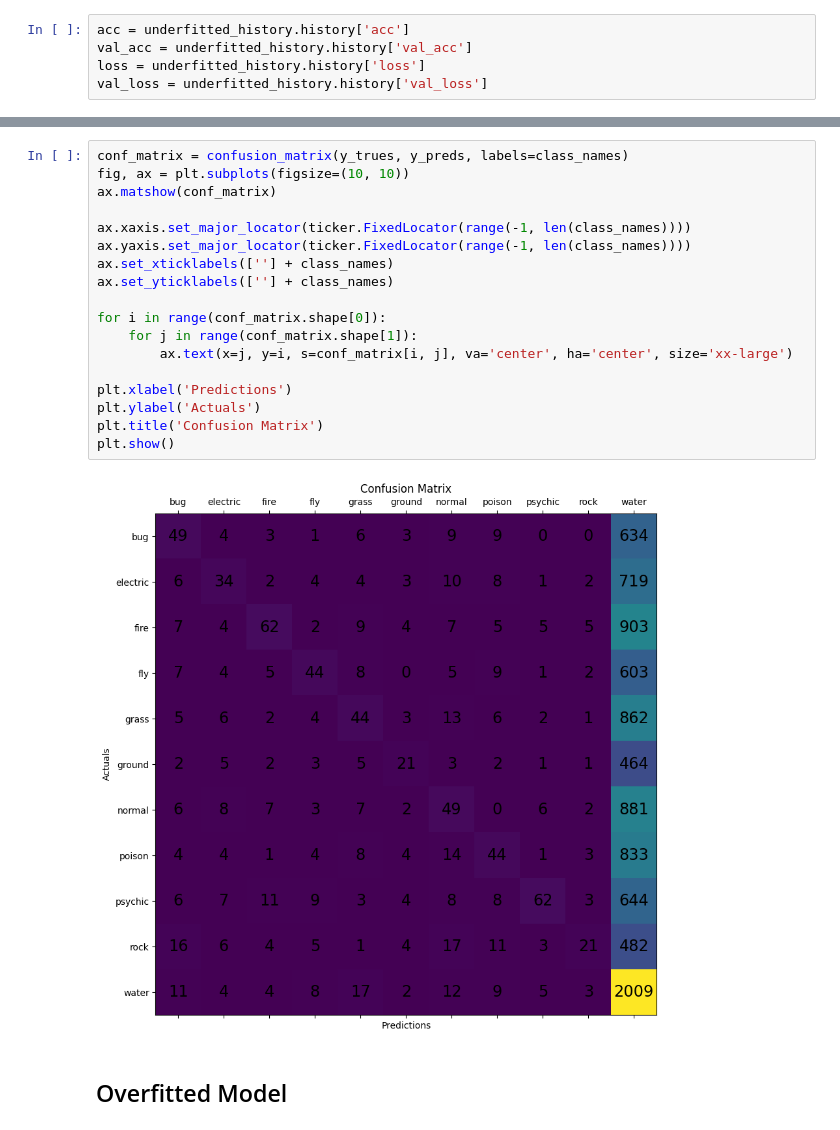
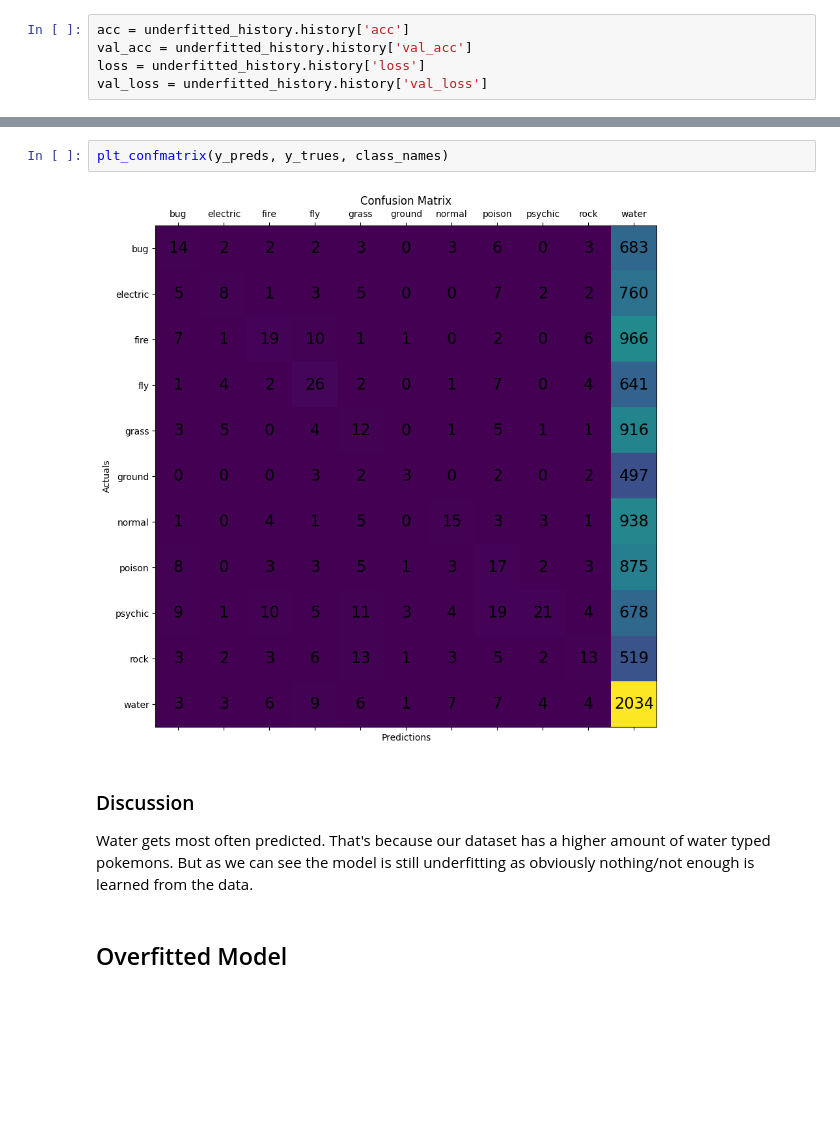
Before and after one commit to DashieTM/pokegpt, a Jupyter notebook: pokegpt.ipynb, the cells around one changed output, grey strips where cells are left out. Drawn from its saved outputs; the diff is of its cells as text; blank space fills up the shorter version.

```diff
--- a/pokegpt.ipynb
+++ b/pokegpt.ipynb
@@ -310,23 +265,10 @@ y_trues = preds[:,0]
-# %%
-conf_matrix = confusion_matrix(y_trues, y_preds, labels=class_names)
-fig, ax = plt.subplots(figsize=(10, 10))
-ax.matshow(conf_matrix)
-
-ax.xaxis.set_major_locator(ticker.FixedLocator(range(-1, len(class_names))))
-ax.yaxis.set_major_locator(ticker.FixedLocator(range(-1, len(class_names))))
-ax.set_xticklabels([''] + class_names)
-ax.set_yticklabels([''] + class_names)
-
-for i in range(conf_matrix.shape[0]):
-    for j in range(conf_matrix.shape[1]):
-        ax.text(x=j, y=i, s=conf_matrix[i, j], va='center', ha='center', size='xx-large')
-
-plt.xlabel('Predictions')
-plt.ylabel('Actuals')
-plt.title('Confusion Matrix')
-plt.show()
-# %% [output]
-[figure, removed]
+# %%
+plt_confmatrix(y_preds, y_trues, class_names)
+# %% [output]
+[figure, added]
+# %% [markdown]
+### Discussion
+Water gets most often predicted. That's because our dataset has a higher amount of water typed pokemons. But as we can see the model is still underfitting as obviously nothing/not enough is learned from the data.
 # %% [markdown]
 ## Overfitted Model
 # %%
```
Also changed, not shown: parts of 51 cells of this notebook.
